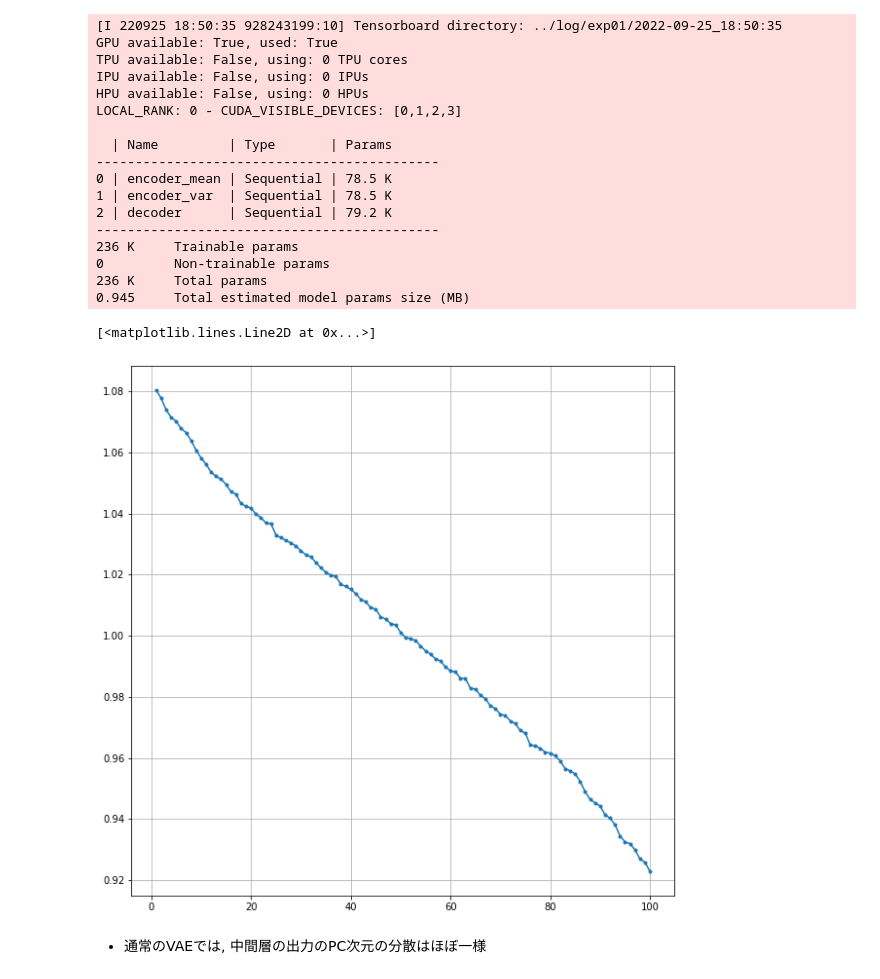
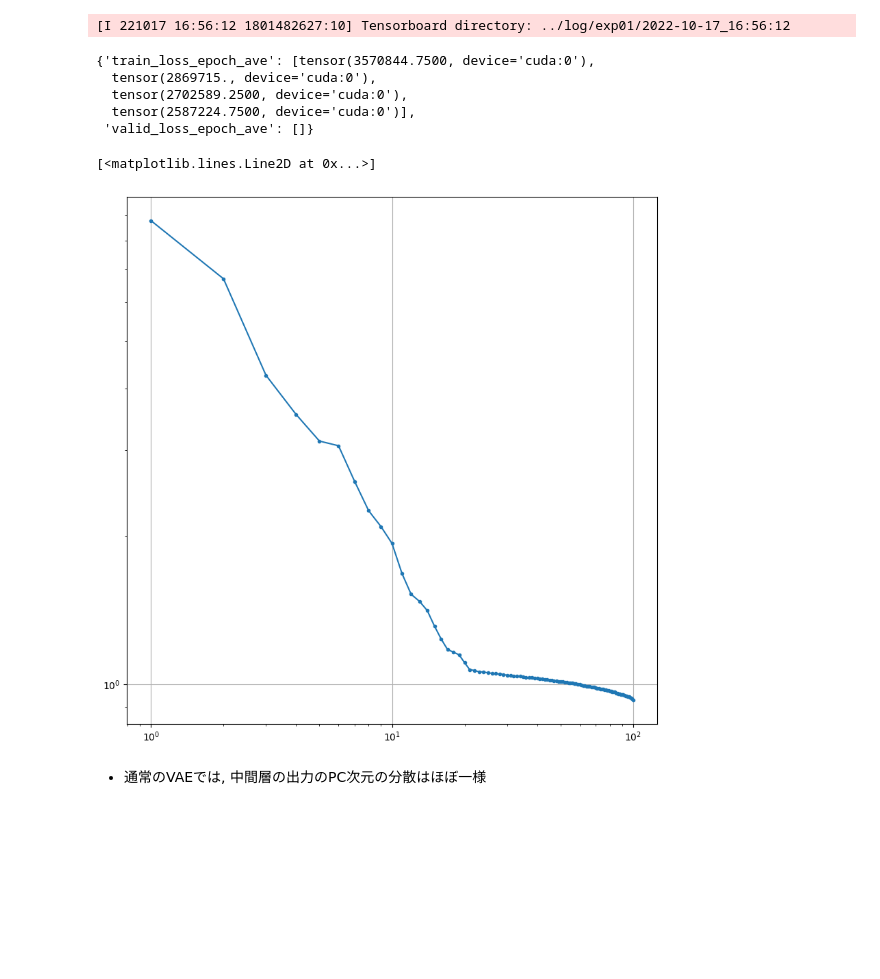
Before and after one commit to hoppiece/power-law-research, a Jupyter notebook: power_law_research/notebooks/01-VAE_fireing_plots.ipynb, the cells around one changed output. Saved outputs shown, nothing was run; the diff lists cells and outputs as text; code cells hidden in the pictures; blank space fills up the shorter version.

```diff
--- a/power_law_research/notebooks/01-VAE_fireing_plots.ipynb
+++ b/power_law_research/notebooks/01-VAE_fireing_plots.ipynb
@@ -43,51 +48,44 @@ from logzero import logger
 
 tensorborad_dir = f"../log/exp01/{datetime.now().strftime('%Y-%m-%d_%H:%M:%S')}"
 logger.info(f"Tensorboard directory: {tensorborad_dir}")
-model = LitVanillaVAE(n_vis=784, n_hid=100, optimizer_name="sgd")
-data_module = FashionMNISTDataModule(batch_size=128)
+model = LitVanillaVAE(n_vis=784, n_hid=100, optimizer_name="adam")
+data_module = FashionMNISTDataModule(batch_size=512)
 trainer = pl.Trainer(
-    max_epochs=10,
+    max_epochs=4,
     devices=1,
     accelerator="gpu",
-    logger=pl.loggers.TensorBoardLogger(save_dir=f"tensorborad_dir/vanilla"),
+    logger=pl.loggers.TensorBoardLogger(save_dir=f"{tensorborad_dir}/vanilla"),
+    enable_progress_bar=True,
 )
 trainer.fit(model, data_module)
 # %% [output]
-[I 220925 18:50:35 928243199:10] Tensorboard directory: ../log/exp01/2022-09-25_18:50:35
-GPU available: True, used: True
-TPU available: False, using: 0 TPU cores
-IPU available: False, using: 0 IPUs
-HPU available: False, using: 0 HPUs
-LOCAL_RANK: 0 - CUDA_VISIBLE_DEVICES: [0,1,2,3]
-
-  | Name         | Type       | Params
---------------------------------------------
-0 | encoder_mean | Sequential | 78.5 K
-1 | encoder_var  | Sequential | 78.5 K
-2 | decoder      | Sequential | 79.2 K
---------------------------------------------
-236 K     Trainable params
-0         Non-trainable params
-236 K     Total params
-0.945     Total estimated model params size (MB)
+[I 221017 16:56:12 1801482627:10] Tensorboard directory: ../log/exp01/2022-10-17_16:56:12
+# %%
+model.epoch_loss_dict
+# %% [output]
+{'train_loss_epoch_ave': [tensor(3570844.7500, device='cuda:0'),
+  tensor(2869715., device='cuda:0'),
+  tensor(2702589.2500, device='cuda:0'),
+  tensor(2587224.7500, device='cuda:0')],
+ 'valid_loss_epoch_ave': []}
 # %%
 import numpy as np
 from utils import sample_neuron_firings, pca_variance
 
-firings = sample_neuron_firings(model, data_module.train_dataloader())
+firings = model.sample_neuron_firings(dataloader=data_module.train_dataloader())
 pc_dim, pc_var = pca_variance(firings)
 log_pc_dim, log_var = np.log(pc_dim), np.log(pc_var)
 # %%
 import matplotlib.pyplot as plt
 
 fig, ax = plt.subplots(figsize=(10, 10))
 ax.grid()
-# ax.set_xscale("log")
-# ax.set_yscale("log")
+ax.set_xscale("log")
+ax.set_yscale("log")
 ax.plot(pc_dim, pc_var, ".-")
 # %% [output]
 [<matplotlib.lines.Line2D at 0x...>]
-[figure, old version]
+[figure, new version]
 # %% [markdown]
 - 通常のVAEでは, 中間層の出力のPC次元の分散はほぼ一様
 # %%
```
Also changed, not shown: parts of 12 cells of this notebook, 3 other files.
